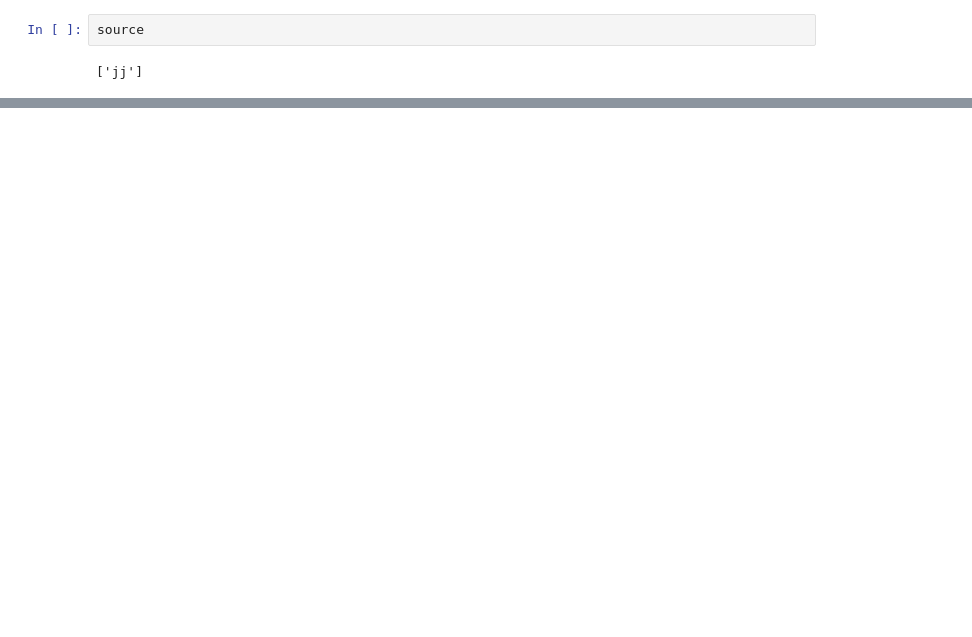
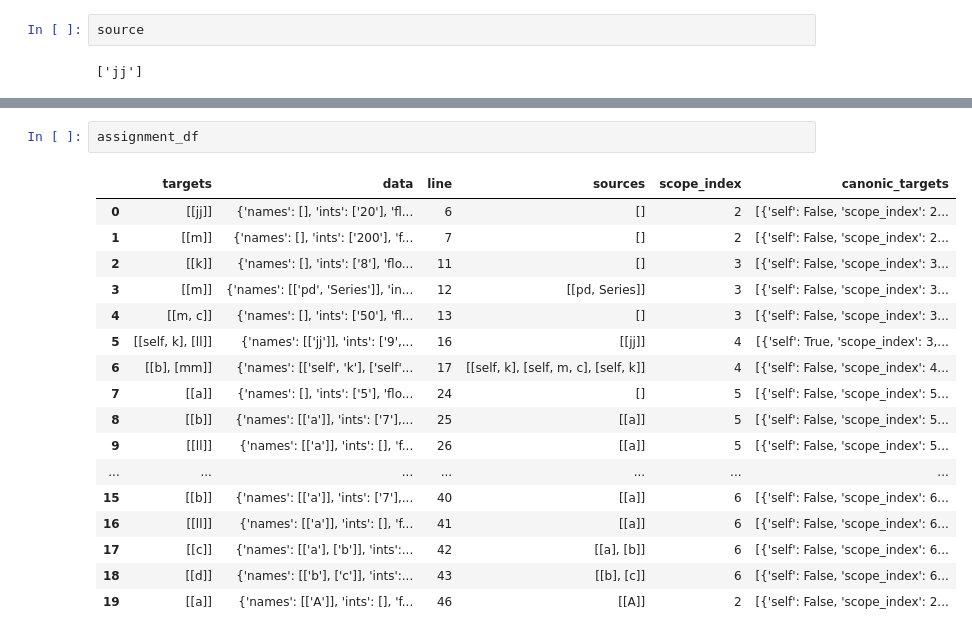
Before and after one commit to erez-aharonov/alkh, a Jupyter notebook: notebooks/3ed92dc952994f4590394120515753ad.ipynb, the cells around one changed output, grey strips where cells are left out. Drawn from its saved outputs; the diff is of its cells as text; blank space fills up the shorter version.

```diff
--- a/notebooks/3ed92dc952994f4590394120515753ad.ipynb
+++ b/notebooks/3ed92dc952994f4590394120515753ad.ipynb
@@ -135,0 +122,20 @@ self._scopes_df
+# %%
+assignment_df
+# %% [output]
+|  | targets | data | line | sources | scope_index | canonic_targets |
+| 0 | [[jj]] | {'names': [], 'ints': ['20'], 'fl... | 6 | [] | 2 | [{'self': False, 'scope_index': 2... |
+| 1 | [[m]] | {'names': [], 'ints': ['200'], 'f... | 7 | [] | 2 | [{'self': False, 'scope_index': 2... |
+| 2 | [[k]] | {'names': [], 'ints': ['8'], 'flo... | 11 | [] | 3 | [{'self': False, 'scope_index': 3... |
+| 3 | [[m]] | {'names': [['pd', 'Series']], 'in... | 12 | [[pd, Series]] | 3 | [{'self': False, 'scope_index': 3... |
+| 4 | [[m, c]] | {'names': [], 'ints': ['50'], 'fl... | 13 | [] | 3 | [{'self': False, 'scope_index': 3... |
+| 5 | [[self, k], [ll]] | {'names': [['jj']], 'ints': ['9',... | 16 | [[jj]] | 4 | [{'self': True, 'scope_index': 3,... |
+| 6 | [[b], [mm]] | {'names': [['self', 'k'], ['self'... | 17 | [[self, k], [self, m, c], [self, k]] | 4 | [{'self': False, 'scope_index': 4... |
+| 7 | [[a]] | {'names': [], 'ints': ['5'], 'flo... | 24 | [] | 5 | [{'self': False, 'scope_index': 5... |
+| 8 | [[b]] | {'names': [['a']], 'ints': ['7'],... | 25 | [[a]] | 5 | [{'self': False, 'scope_index': 5... |
+| 9 | [[ll]] | {'names': [['a']], 'ints': [], 'f... | 26 | [[a]] | 5 | [{'self': False, 'scope_index': 5... |
+| ... | ... | ... | ... | ... | ... | ... |
+| 15 | [[b]] | {'names': [['a']], 'ints': ['7'],... | 40 | [[a]] | 6 | [{'self': False, 'scope_index': 6... |
+| 16 | [[ll]] | {'names': [['a']], 'ints': [], 'f... | 41 | [[a]] | 6 | [{'self': False, 'scope_index': 6... |
+| 17 | [[c]] | {'names': [['a'], ['b']], 'ints':... | 42 | [[a], [b]] | 6 | [{'self': False, 'scope_index': 6... |
+| 18 | [[d]] | {'names': [['b'], ['c']], 'ints':... | 43 | [[b], [c]] | 6 | [{'self': False, 'scope_index': 6... |
+| 19 | [[a]] | {'names': [['A']], 'ints': [], 'f... | 46 | [[A]] | 2 | [{'self': False, 'scope_index': 2... |
```
Also changed, not shown: parts of 12 cells of this notebook, 3 other files.
